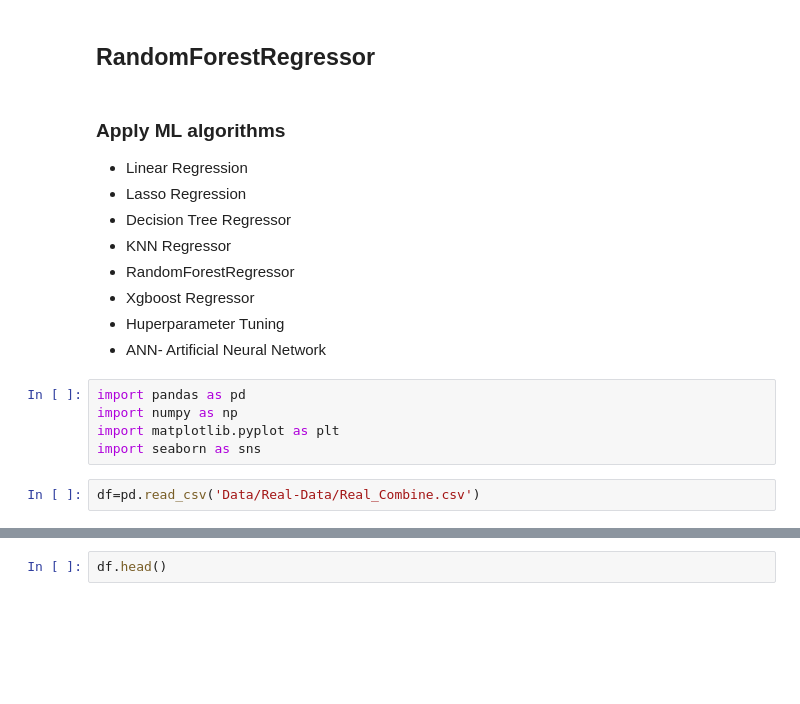
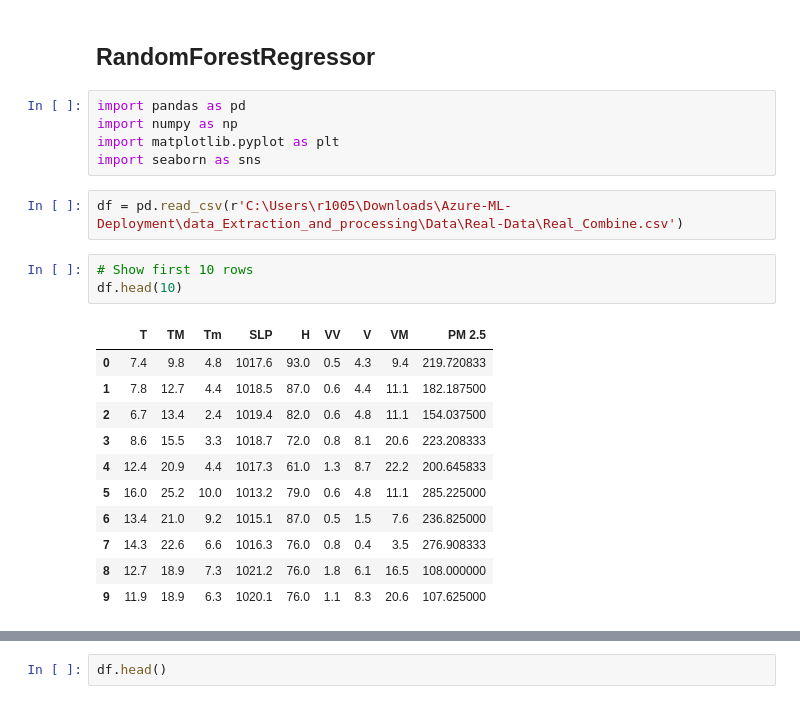
Before and after one commit to Richard-Selvaraj-99/Azure-ML-Deployment, a Jupyter notebook: RandomForestRegressor.ipynb, the cells around one changed output, grey strips where cells are left out. Saved outputs shown, nothing was run; the diff lists cells and outputs as text; blank space fills up the shorter version.

```diff
--- a/RandomForestRegressor.ipynb
+++ b/RandomForestRegressor.ipynb
@@ -1,20 +1,24 @@
 # %% [markdown]
 ## RandomForestRegressor
-# %% [markdown]
-### Apply ML algorithms
-
-- Linear Regression
-- Lasso Regression
-- Decision Tree Regressor
-- KNN Regressor
-- RandomForestRegressor
-- Xgboost Regressor
-- Huperparameter Tuning
-- ANN- Artificial Neural Network
 # %%
 import pandas as pd
 import numpy as np
 import matplotlib.pyplot as plt
 import seaborn as sns
 # %%
-df=pd.read_csv('Data/Real-Data/Real_Combine.csv')
+df = pd.read_csv(r'C:\Users\r1005\Downloads\Azure-ML-Deployment\data_Extraction_and_processing\Data\Real-Data\Real_Combine.csv')
+# %%
+# Show first 10 rows
+df.head(10)
+# %% [output]
+|  | T | TM | Tm | SLP | H | VV | V | VM | PM 2.5 |
+| 0 | 7.4 | 9.8 | 4.8 | 1017.6 | 93.0 | 0.5 | 4.3 | 9.4 | 219.720833 |
+| 1 | 7.8 | 12.7 | 4.4 | 1018.5 | 87.0 | 0.6 | 4.4 | 11.1 | 182.187500 |
+| 2 | 6.7 | 13.4 | 2.4 | 1019.4 | 82.0 | 0.6 | 4.8 | 11.1 | 154.037500 |
+| 3 | 8.6 | 15.5 | 3.3 | 1018.7 | 72.0 | 0.8 | 8.1 | 20.6 | 223.208333 |
+| 4 | 12.4 | 20.9 | 4.4 | 1017.3 | 61.0 | 1.3 | 8.7 | 22.2 | 200.645833 |
+| 5 | 16.0 | 25.2 | 10.0 | 1013.2 | 79.0 | 0.6 | 4.8 | 11.1 | 285.225000 |
+| 6 | 13.4 | 21.0 | 9.2 | 1015.1 | 87.0 | 0.5 | 1.5 | 7.6 | 236.825000 |
+| 7 | 14.3 | 22.6 | 6.6 | 1016.3 | 76.0 | 0.8 | 0.4 | 3.5 | 276.908333 |
+| 8 | 12.7 | 18.9 | 7.3 | 1021.2 | 76.0 | 1.8 | 6.1 | 16.5 | 108.000000 |
+| 9 | 11.9 | 18.9 | 6.3 | 1020.1 | 76.0 | 1.1 | 8.3 | 20.6 | 107.625000 |
```
Also changed, not shown: parts of 78 cells of this notebook.
